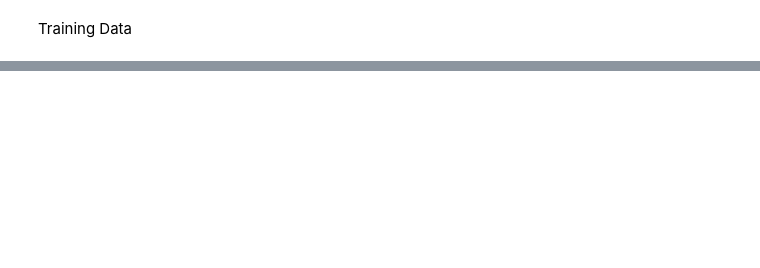
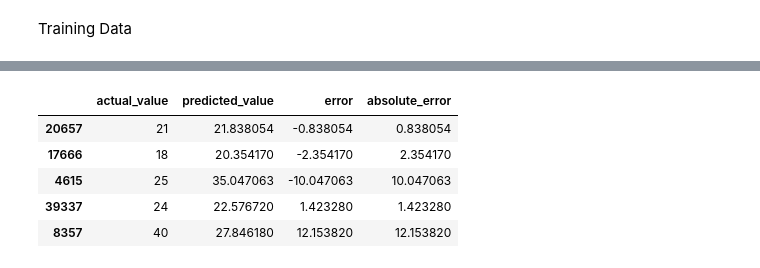
Before and after one commit to amineelhailaa/DeliveryETL, a Jupyter notebook: notebooks/01_delivery_eta.ipynb, the cells around one changed output, grey strips where cells are left out. Cells and saved outputs as stored; diff of their text form; code cells hidden in the pictures; blank space fills up the shorter version.

```diff
--- a/notebooks/01_delivery_eta.ipynb
+++ b/notebooks/01_delivery_eta.ipynb
@@ -362,0 +370,4 @@ ytest: (8391,)
+# %%
+from src.tuning import *
+
+random_forest_tune = tune_model("random_forest", X_train, y_train)
@@ -362,0 +388,17 @@ ytest: (8391,)
+# %%
+test = random_forest_tune.best_estimator_.predict(X_test)
+comparison_df = pd.DataFrame({
+    "actual_value": y_test,
+    "predicted_value": test
+})
+
+comparison_df["error"] = comparison_df["actual_value"] - comparison_df["predicted_value"]
+comparison_df["absolute_error"] = comparison_df["error"].abs()
+display(comparison_df.head())
+# %% [output]
+|  | actual_value | predicted_value | error | absolute_error |
+| 20657 | 21 | 21.838054 | -0.838054 | 0.838054 |
+| 17666 | 18 | 20.354170 | -2.354170 | 2.354170 |
+| 4615 | 25 | 35.047063 | -10.047063 | 10.047063 |
+| 39337 | 24 | 22.576720 | 1.423280 | 1.423280 |
+| 8357 | 40 | 27.846180 | 12.153820 | 12.153820 |
```
Also changed, not shown: parts of 6 cells of this notebook.
